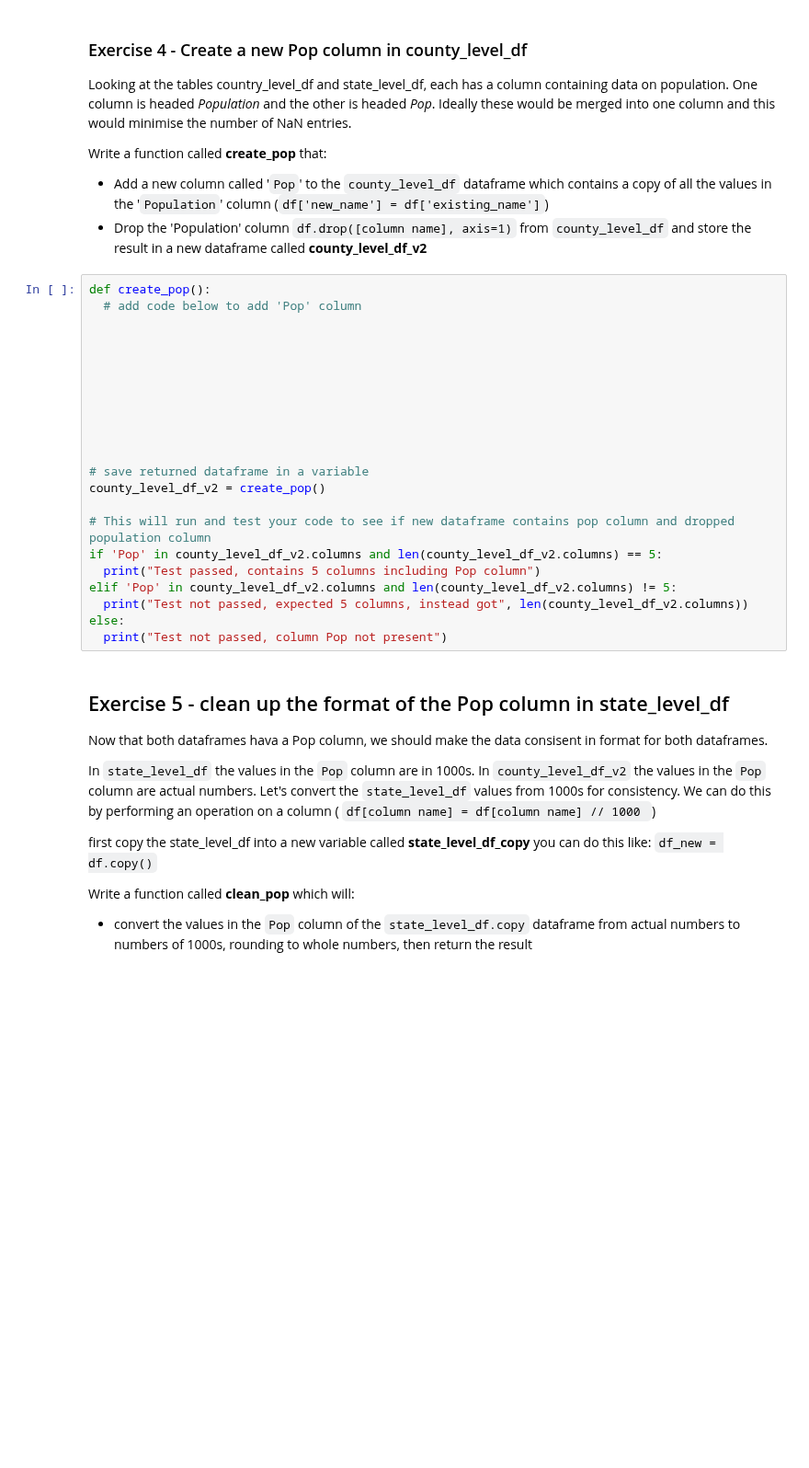
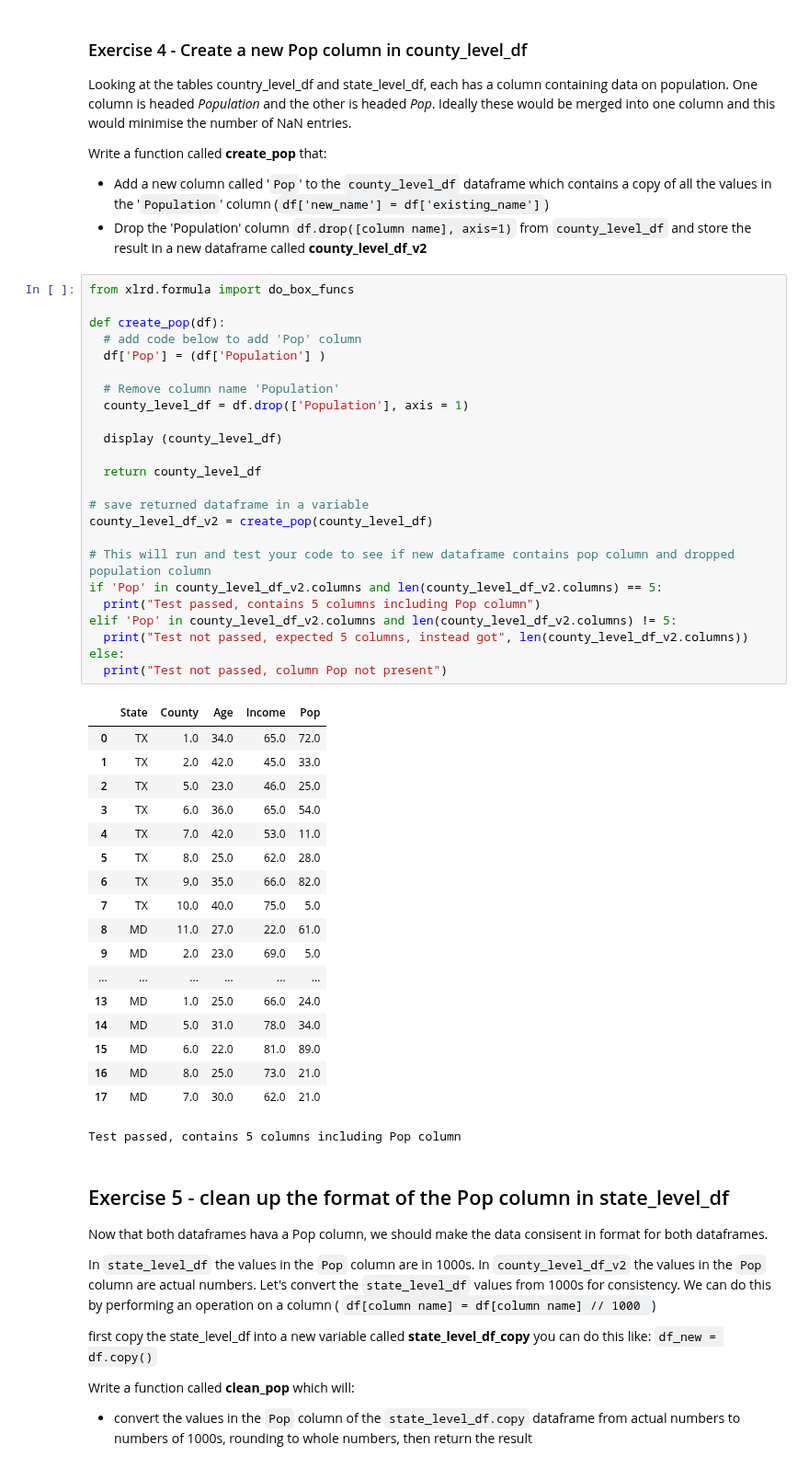
Before and after one commit to mrsferret/Code-Division, a Jupyter notebook: Worksheets/4_Wrangle_the_data.ipynb, the cells around one changed output. Shown at 92% size. Saved outputs shown, nothing was run; the diff lists cells and outputs as text; blank space fills up the shorter version.

```diff
--- a/Worksheets/4_Wrangle_the_data.ipynb
+++ b/Worksheets/4_Wrangle_the_data.ipynb
@@ -254,27 +277,48 @@ Write a function called **create_pop** that:
 *  Add a new column called '`Pop`' to the `county_level_df` dataframe which contains a copy of all the values in the '`Population`' column  (`df['new_name'] = df['existing_name']`)
 *  Drop the 'Population' column `df.drop([column name], axis=1)` from `county_level_df` and store the result in a new dataframe called **county_level_df_v2**
 # %%
-def create_pop():
+from xlrd.formula import do_box_funcs
+
+def create_pop(df):
   # add code below to add 'Pop' column
+  df['Pop'] = (df['Population'] )
 
+  # Remove column name 'Population'
+  county_level_df = df.drop(['Population'], axis = 1)
 
+  display (county_level_df)
 
-
-
-
-
-
+  return county_level_df
 
 # save returned dataframe in a variable
-county_level_df_v2 = create_pop()
+county_level_df_v2 = create_pop(county_level_df)
 
 # This will run and test your code to see if new dataframe contains pop column and dropped population column
 if 'Pop' in county_level_df_v2.columns and len(county_level_df_v2.columns) == 5:
   print("Test passed, contains 5 columns including Pop column")
 elif 'Pop' in county_level_df_v2.columns and len(county_level_df_v2.columns) != 5:
   print("Test not passed, expected 5 columns, instead got", len(county_level_df_v2.columns))
 else:
   print("Test not passed, column Pop not present")
+# %% [output]
+|  | State | County | Age | Income | Pop |
+| 0 | TX | 1.0 | 34.0 | 65.0 | 72.0 |
+| 1 | TX | 2.0 | 42.0 | 45.0 | 33.0 |
+| 2 | TX | 5.0 | 23.0 | 46.0 | 25.0 |
+| 3 | TX | 6.0 | 36.0 | 65.0 | 54.0 |
+| 4 | TX | 7.0 | 42.0 | 53.0 | 11.0 |
+| 5 | TX | 8.0 | 25.0 | 62.0 | 28.0 |
+| 6 | TX | 9.0 | 35.0 | 66.0 | 82.0 |
+| 7 | TX | 10.0 | 40.0 | 75.0 | 5.0 |
+| 8 | MD | 11.0 | 27.0 | 22.0 | 61.0 |
+| 9 | MD | 2.0 | 23.0 | 69.0 | 5.0 |
+| ... | ... | ... | ... | ... | ... |
+| 13 | MD | 1.0 | 25.0 | 66.0 | 24.0 |
+| 14 | MD | 5.0 | 31.0 | 78.0 | 34.0 |
+| 15 | MD | 6.0 | 22.0 | 81.0 | 89.0 |
+| 16 | MD | 8.0 | 25.0 | 73.0 | 21.0 |
+| 17 | MD | 7.0 | 30.0 | 62.0 | 21.0 |
+Test passed, contains 5 columns including Pop column
 # %% [markdown]
 ## Exercise 5 - clean up the format of the Pop column in state_level_df
 
```
Also changed, not shown: parts of 1 cell of this notebook.
